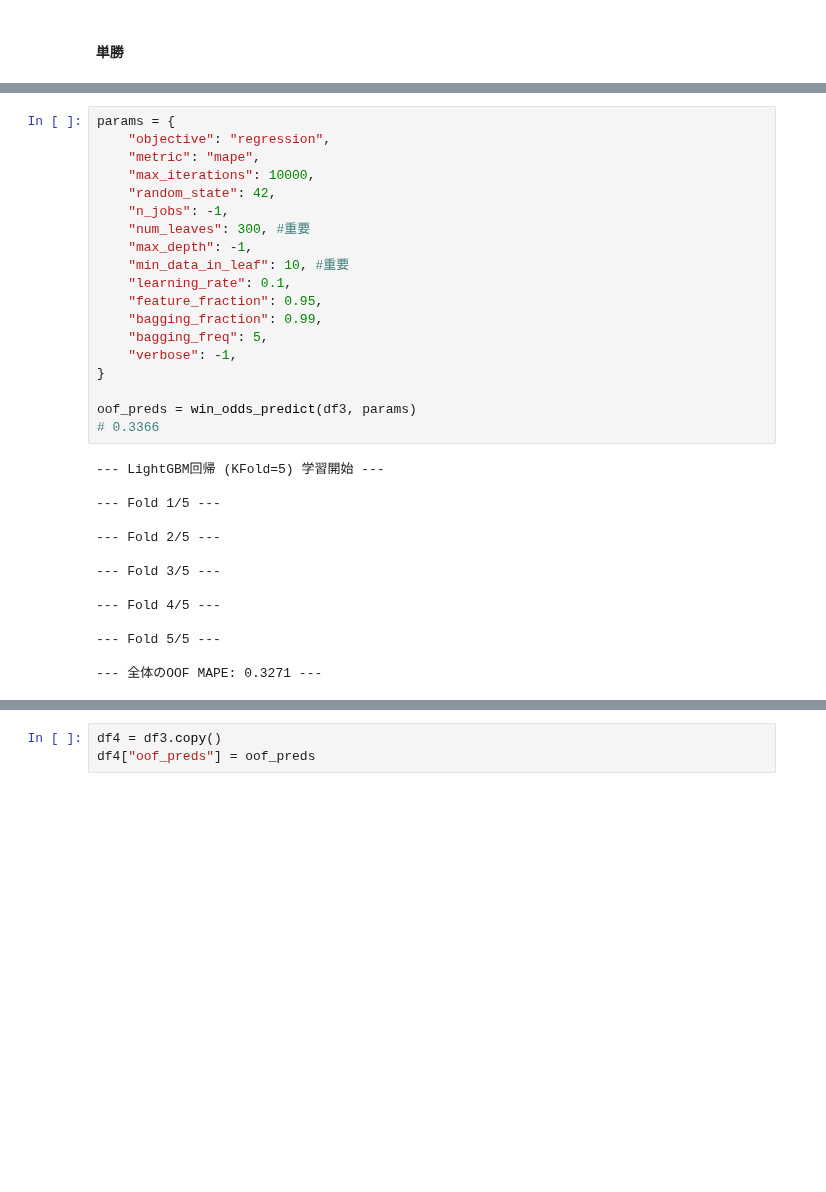
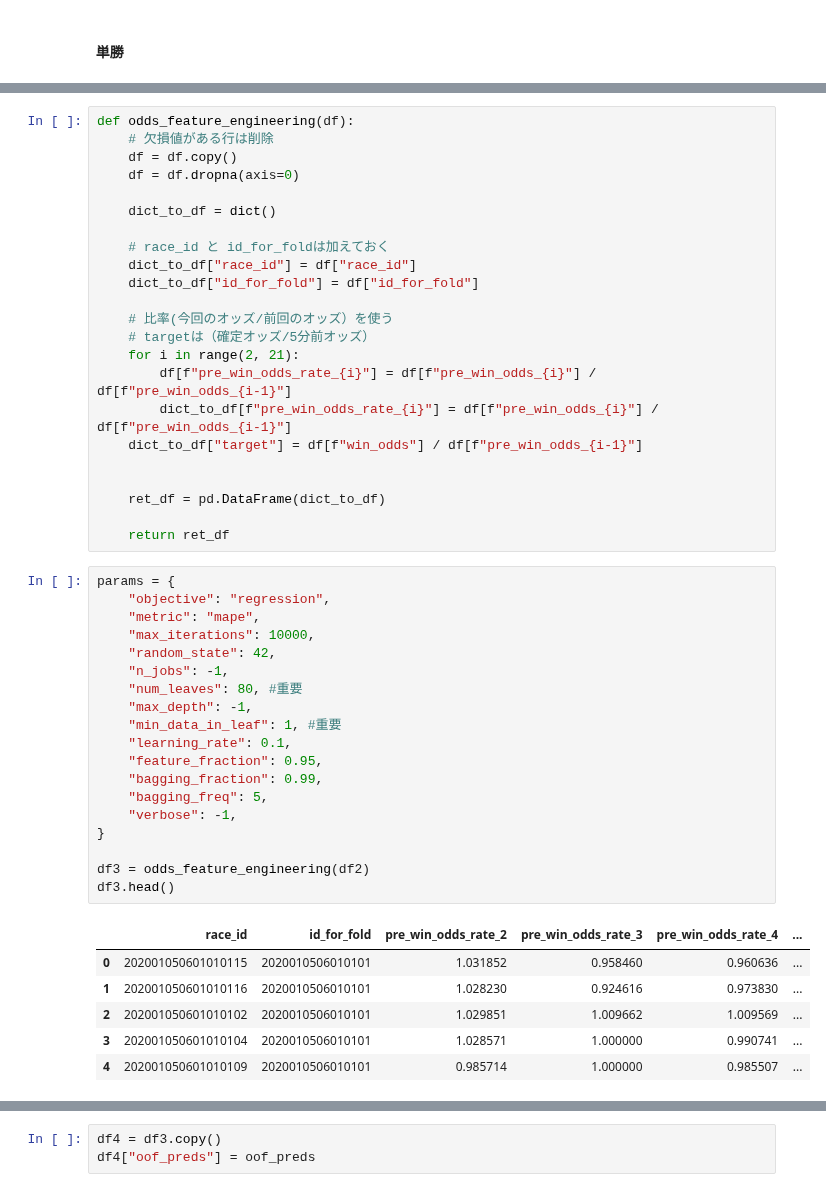
Before and after one commit to NaganagaKen/HORSE_RACING, a Jupyter notebook: Notebook/test.ipynb, the cells around one changed output, grey strips where cells are left out. Drawn from its saved outputs; the diff is of its cells as text; blank space fills up the shorter version.

```diff
--- a/Notebook/test.ipynb
+++ b/Notebook/test.ipynb
@@ -231,34 +225,50 @@ def win_odds_predict(df_to_copy, params, n_splits=5, random_state=42, early_stop
     return oof_preds
+# %%
+def odds_feature_engineering(df):
+    # 欠損値がある行は削除
+    df = df.copy()
+    df = df.dropna(axis=0)
+
+    dict_to_df = dict()
+
+    # race_id と id_for_foldは加えておく
+    dict_to_df["race_id"] = df["race_id"]
+    dict_to_df["id_for_fold"] = df["id_for_fold"]
+
+    # 比率(今回のオッズ/前回のオッズ）を使う
+    # targetは（確定オッズ/5分前オッズ）
+    for i in range(2, 21):
+        df[f"pre_win_odds_rate_{i}"] = df[f"pre_win_odds_{i}"] / df[f"pre_win_odds_{i-1}"]
+        dict_to_df[f"pre_win_odds_rate_{i}"] = df[f"pre_win_odds_{i}"] / df[f"pre_win_odds_{i-1}"]
+    dict_to_df["target"] = df[f"win_odds"] / df[f"pre_win_odds_{i-1}"]
+
+
+    ret_df = pd.DataFrame(dict_to_df)
+
+    return ret_df
 # %%
 params = {
     "objective": "regression",
     "metric": "mape",
     "max_iterations": 10000,
     "random_state": 42,
     "n_jobs": -1,
-    "num_leaves": 300, #重要
+    "num_leaves": 80, #重要
     "max_depth": -1,
-    "min_data_in_leaf": 10, #重要
+    "min_data_in_leaf": 1, #重要
     "learning_rate": 0.1,
     "feature_fraction": 0.95,
     "bagging_fraction": 0.99,
     "bagging_freq": 5,
     "verbose": -1,
 }
 
-oof_preds = win_odds_predict(df3, params)
-# 0.3366
+df3 = odds_feature_engineering(df2)
+df3.head()
 # %% [output]
---- LightGBM回帰 (KFold=5) 学習開始 ---
-
---- Fold 1/5 ---
-
---- Fold 2/5 ---
-
---- Fold 3/5 ---
-
---- Fold 4/5 ---
-
---- Fold 5/5 ---
-
---- 全体のOOF MAPE: 0.3271 ---
+|  | race_id | id_for_fold | pre_win_odds_rate_2 | pre_win_odds_rate_3 | pre_win_odds_rate_4 | ... |
+| 0 | 202001050601010115 | 2020010506010101 | 1.031852 | 0.958460 | 0.960636 | ... |
+| 1 | 202001050601010116 | 2020010506010101 | 1.028230 | 0.924616 | 0.973830 | ... |
+| 2 | 202001050601010102 | 2020010506010101 | 1.029851 | 1.009662 | 1.009569 | ... |
+| 3 | 202001050601010104 | 2020010506010101 | 1.028571 | 1.000000 | 0.990741 | ... |
+| 4 | 202001050601010109 | 2020010506010101 | 0.985714 | 1.000000 | 0.985507 | ... |
```
Also changed, not shown: parts of 9 cells of this notebook, 2 other files.
